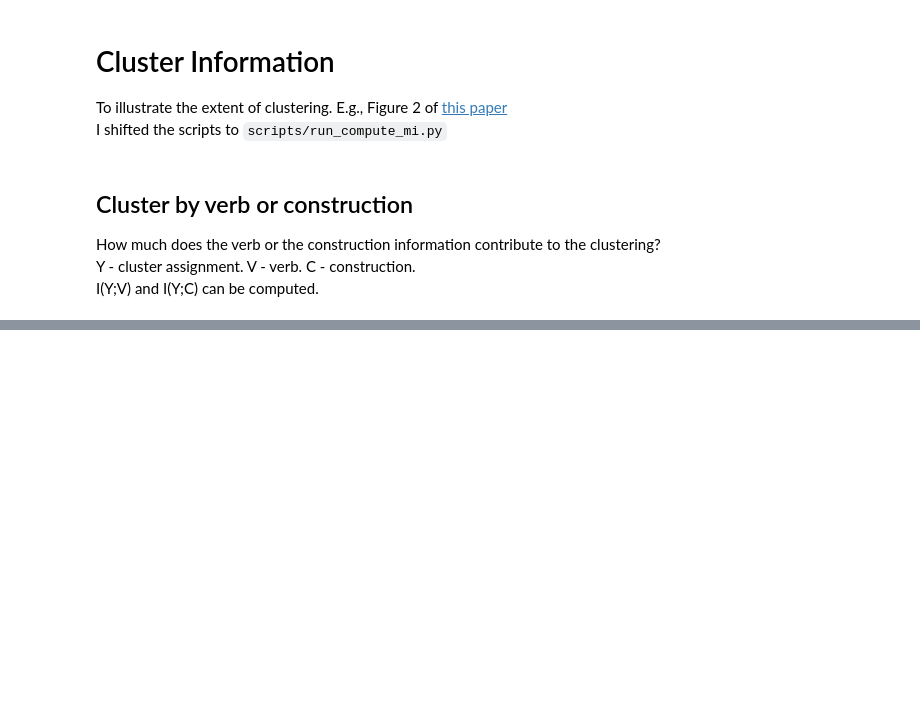
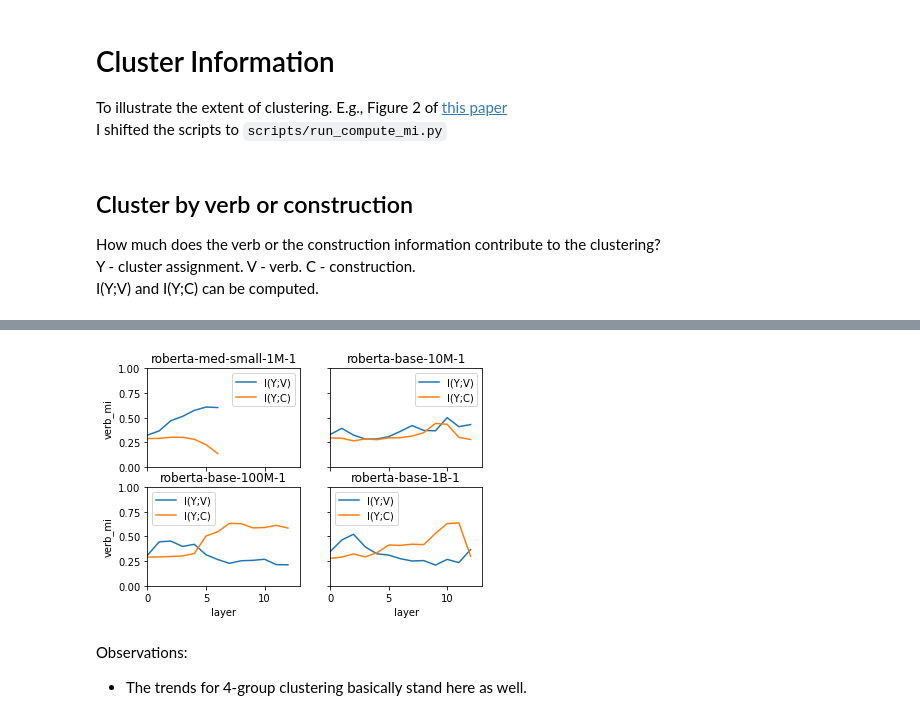
Before and after one commit to SPOClab-ca/neural-reality-constructions, a Jupyter notebook: notebooks-zining/20210730_cluster_info.ipynb, the cells around one changed output, grey strips where cells are left out. Drawn from its saved outputs; the diff is of its cells as text; code cells hidden in the pictures; blank space fills up the shorter version.

```diff
--- a/notebooks-zining/20210730_cluster_info.ipynb
+++ b/notebooks-zining/20210730_cluster_info.ipynb
@@ -75,0 +88,7 @@ for layer in range(13):
+# %%
+group_plot(n_cluster_setting=16)
+# %% [output]
+[figure, added]
+# %% [markdown]
+Observations:
+- The trends for 4-group clustering basically stand here as well.
```
Also changed, not shown: parts of 4 cells of this notebook, 1 other file.
